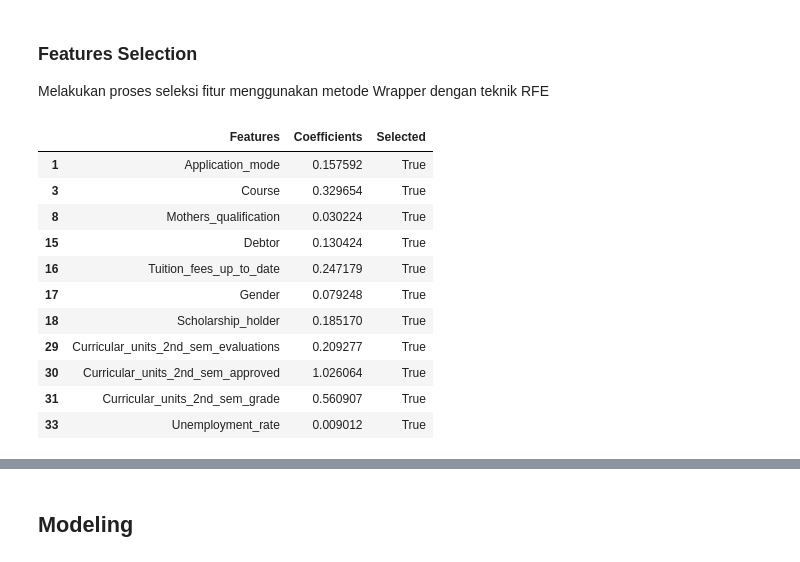
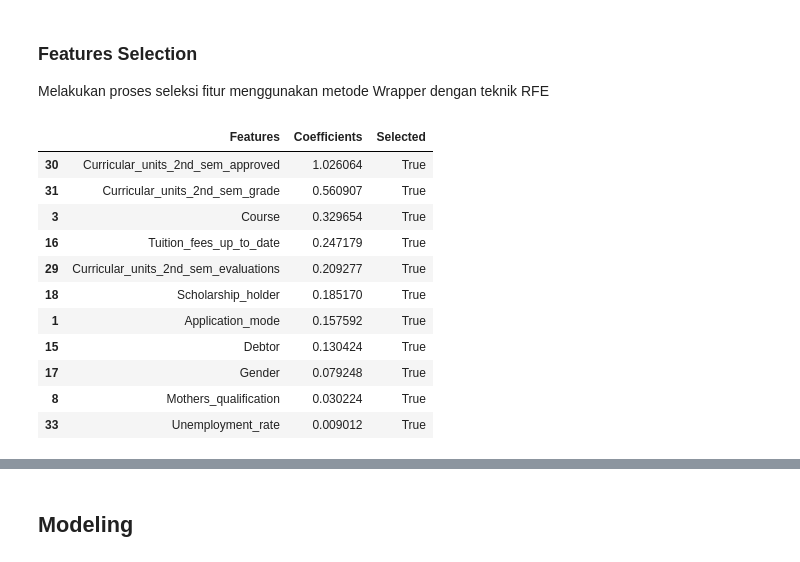
Before and after one commit to Refanz/data-science-educational-institution, a Jupyter notebook: notebook.ipynb, the cells around one changed output, grey strips where cells are left out. Drawn from its saved outputs; the diff is of its cells as text; code cells hidden in the pictures.

Commit message:
finish modeling

```diff
--- a/notebook.ipynb
+++ b/notebook.ipynb
@@ -466,35 +466,44 @@ Melakukan proses seleksi fitur menggunakan metode Wrapper dengan teknik RFE
 # %%
 # Menggunakan RFE
 linear_svc = LinearSVC(C=0.01, penalty='l1', random_state=42, dual=False)
 linear_svc.fit(X_train_std, y_train_encoded)
 
 model_fs = SelectFromModel(linear_svc, prefit=True)
 
-X_train_importance = model_fs.transform(X_train_std.values)
-
 selected_features_mask = model_fs.get_support()
 
+# Melakukan transform pada data test dan data latih
+X_train_importance = model_fs.transform(X_train_std.values)
+X_test_importance = model_fs.transform(X_test_std.values)
+
+# Memberikan nama fitur
+X_train_importance = pd.DataFrame(X_train_importance, columns=X_train.columns[selected_features_mask])
+X_test_importance = pd.DataFrame(X_test_importance, columns=X_test.columns[selected_features_mask])
+
+# Mendapatkan nilai koefisien fitur terpilh
 feature_coefficients = np.mean(np.abs(linear_svc.coef_), axis=0)
 
 features = pd.DataFrame({
     'Features': X_train.columns,
     'Coefficients': feature_coefficients,
     'Selected': selected_features_mask,
 })
 
 features = features[features['Selected'] == True]
 
-features
+# Menampilkan fitur terpilih dengan urutan koefisien paling tinggi
+features_sorted = features.sort_values(by='Coefficients', ascending=False)
+features_sorted
 # %% [output]
 |  | Features | Coefficients | Selected |
-| 1 | Application_mode | 0.157592 | True |
-| 3 | Course | 0.329654 | True |
-| 8 | Mothers_qualification | 0.030224 | True |
-| 15 | Debtor | 0.130424 | True |
-| 16 | Tuition_fees_up_to_date | 0.247179 | True |
-| 17 | Gender | 0.079248 | True |
-| 18 | Scholarship_holder | 0.185170 | True |
-| 29 | Curricular_units_2nd_sem_evaluations | 0.209277 | True |
 | 30 | Curricular_units_2nd_sem_approved | 1.026064 | True |
 | 31 | Curricular_units_2nd_sem_grade | 0.560907 | True |
+| 3 | Course | 0.329654 | True |
+| 16 | Tuition_fees_up_to_date | 0.247179 | True |
+| 29 | Curricular_units_2nd_sem_evaluations | 0.209277 | True |
+| 18 | Scholarship_holder | 0.185170 | True |
+| 1 | Application_mode | 0.157592 | True |
+| 15 | Debtor | 0.130424 | True |
+| 17 | Gender | 0.079248 | True |
+| 8 | Mothers_qualification | 0.030224 | True |
 | 33 | Unemployment_rate | 0.009012 | True |
```
Also changed, not shown: parts of 16 cells of this notebook, 2 other files.
